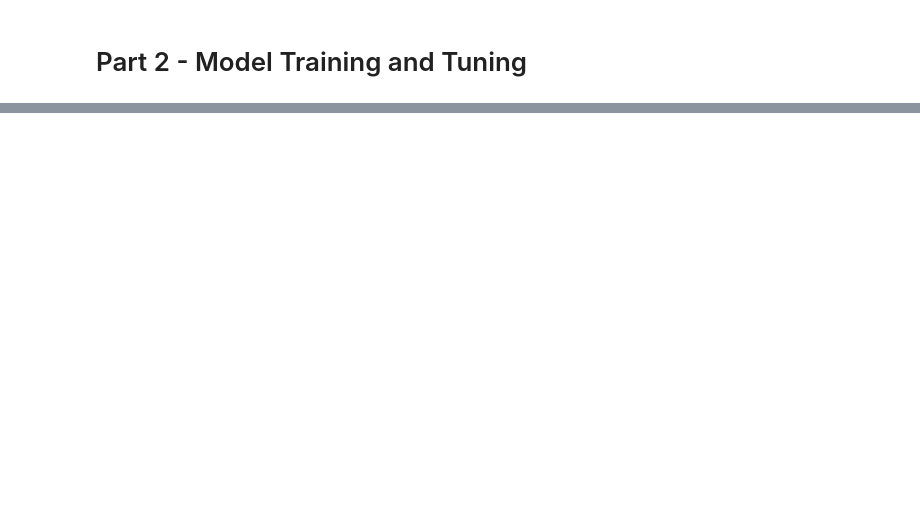
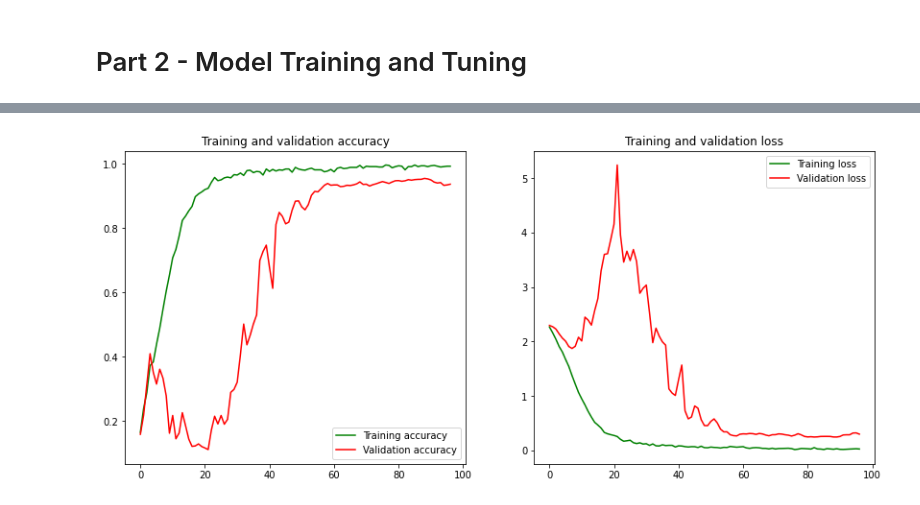
Before and after one commit to gibranerlangga/ml-ops-self-learn, a Jupyter notebook: pipeline_of_digits/mnist.ipynb, the cells around one changed output, grey strips where cells are left out. Cells and saved outputs as stored; diff of their text form; code cells hidden in the pictures; blank space fills up the shorter version.

Commit message:
update data processing pipeline for mnist

```diff
--- a/pipeline_of_digits/mnist.ipynb
+++ b/pipeline_of_digits/mnist.ipynb
@@ -98,3 +122,5 @@ df.head(10)
+# %%
+X, y = col_reshape(df, 10)
 # %%
 ## 60k for train, 10k for test
 # %% [markdown]
@@ -406,6 +507,8 @@ def modeling():
     model.add(Dense(NUM_CLASSES, activation='softmax'))
 
     return model
+# %%
+model = modeling()
 # %%
 model.compile(loss = "categorical_crossentropy", optimizer="adam", metrics=["accuracy"])
 # %%
@@ -412,0 +534,21 @@ model.summary()
+# %%
+#Model
+NO_EPOCHS = 100
+PATIENCE = 20
+VERBOSE = 1
+BATCH_SIZE = 128
+# %%
+from keras.callbacks import EarlyStopping, ModelCheckpoint
+earlystopper = EarlyStopping(monitor='loss', patience=PATIENCE, verbose=VERBOSE)
+checkpointer = ModelCheckpoint('best_model.h5',
+                                monitor='val_acc',
+                                verbose=VERBOSE,
+                                save_best_only=True,
+                                save_weights_only=True)
+
+history = model.fit(X_train, y_train,
+          batch_size=BATCH_SIZE,
+          epochs=NO_EPOCHS,
+          verbose=1,
+          validation_data=(X_val, y_val),
+          callbacks=[earlystopper, checkpointer])
@@ -412,0 +601,22 @@ model.summary()
+# %%
+def plot_accuracy_and_loss(train_model):
+    hist = train_model.history
+    acc = hist['accuracy']
+    val_acc = hist['val_accuracy']
+    loss = hist['loss']
+    val_loss = hist['val_loss']
+    epochs = range(len(acc))
+    f, ax = plt.subplots(1,2, figsize=(14,6))
+    ax[0].plot(epochs, acc, 'g', label='Training accuracy')
+    ax[0].plot(epochs, val_acc, 'r', label='Validation accuracy')
+    ax[0].set_title('Training and validation accuracy')
+    ax[0].legend()
+    ax[1].plot(epochs, loss, 'g', label='Training loss')
+    ax[1].plot(epochs, val_loss, 'r', label='Validation loss')
+    ax[1].set_title('Training and validation loss')
+    ax[1].legend()
+    plt.show()
+
+plot_accuracy_and_loss(history)
+# %% [output]
+[figure, added]
```
Also changed, not shown: parts of 31 cells of this notebook.
